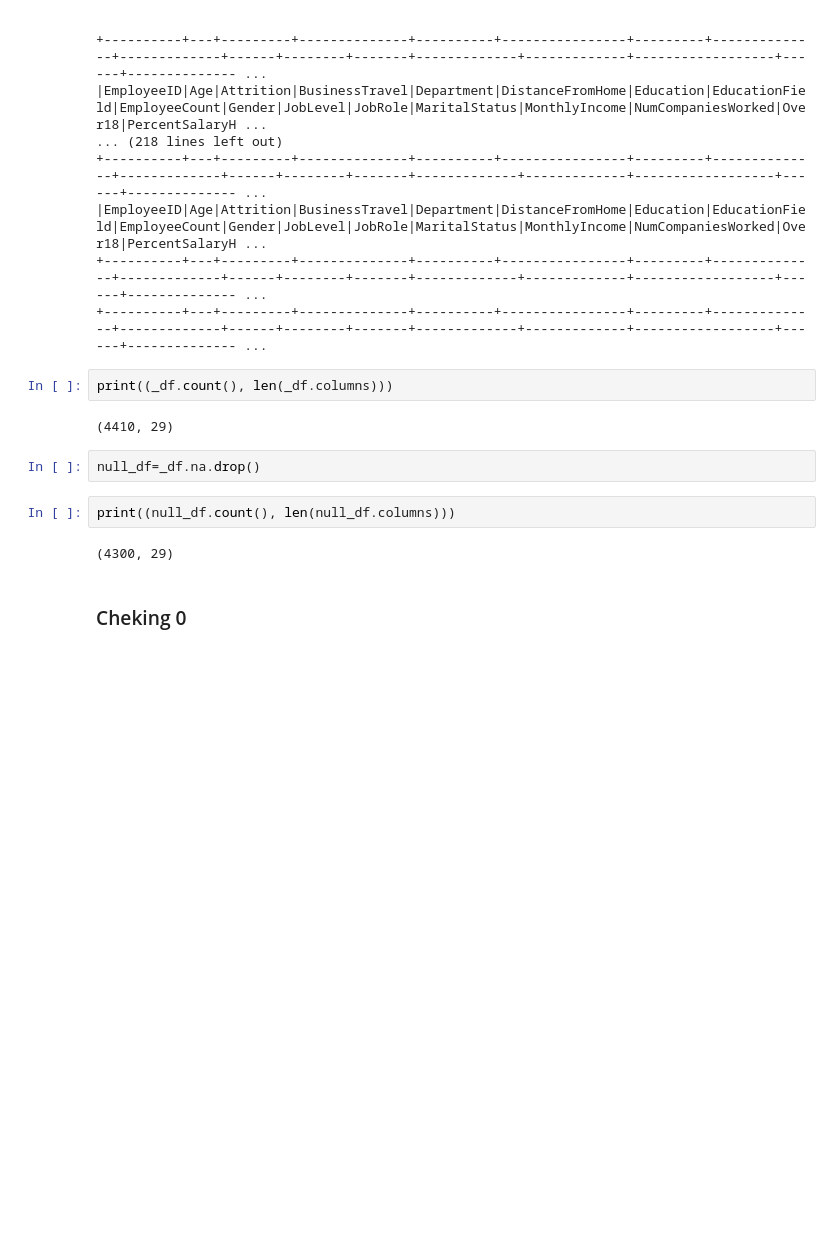
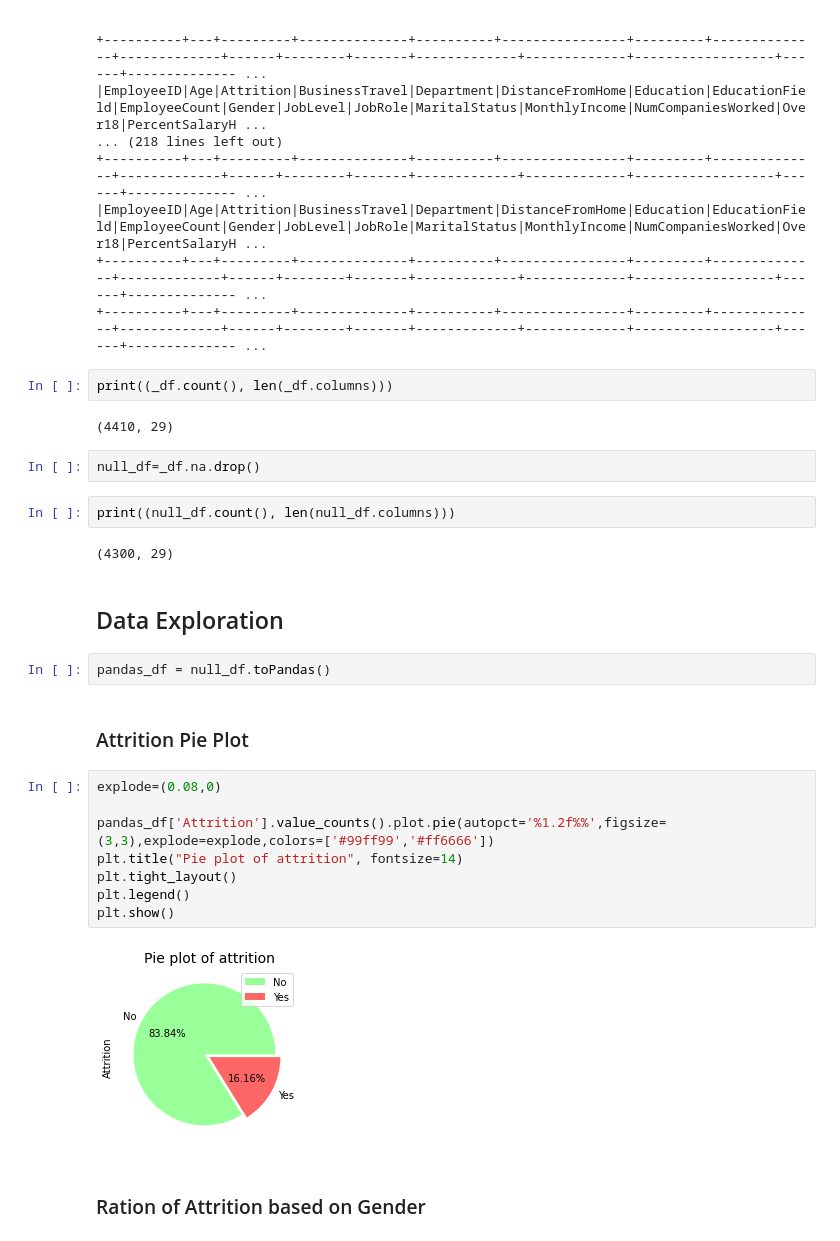
Before and after one commit to AyatoTanemura/aws-instance-dup, a Jupyter notebook: Iteration 4 pyspark.ipynb, the cells around one changed output. Cells and saved outputs as stored; diff of their text form; blank space fills up the shorter version.

```diff
--- a/Iteration 4 pyspark.ipynb
+++ b/Iteration 4 pyspark.ipynb
@@ -220,5 +225,21 @@ null_df=_df.na.drop()
 print((null_df.count(), len(null_df.columns)))
 # %% [output]
 (4300, 29)
-# %% [markdown]
-### Cheking 0
+# %% [markdown]
+## Data Exploration
+# %%
+pandas_df = null_df.toPandas()
+# %% [markdown]
+### Attrition Pie Plot
+# %%
+explode=(0.08,0)
+
+pandas_df['Attrition'].value_counts().plot.pie(autopct='%1.2f%%',figsize=(3,3),explode=explode,colors=['#99ff99','#ff6666'])
+plt.title("Pie plot of attrition", fontsize=14)
+plt.tight_layout()
+plt.legend()
+plt.show()
+# %% [output]
+[figure, added]
+# %% [markdown]
+### Ration of Attrition based on Gender
```
Also changed, not shown: parts of 25 cells of this notebook.
